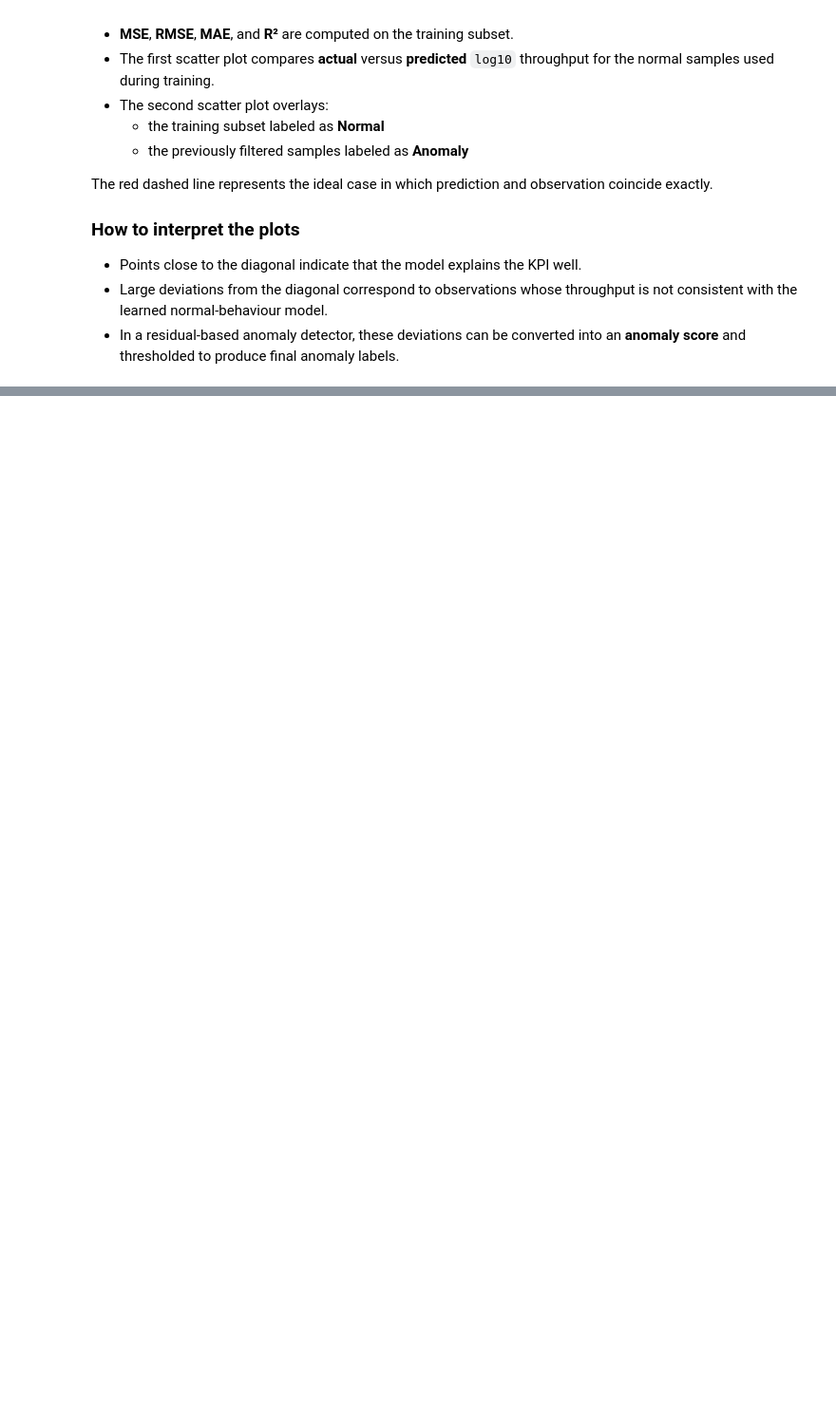
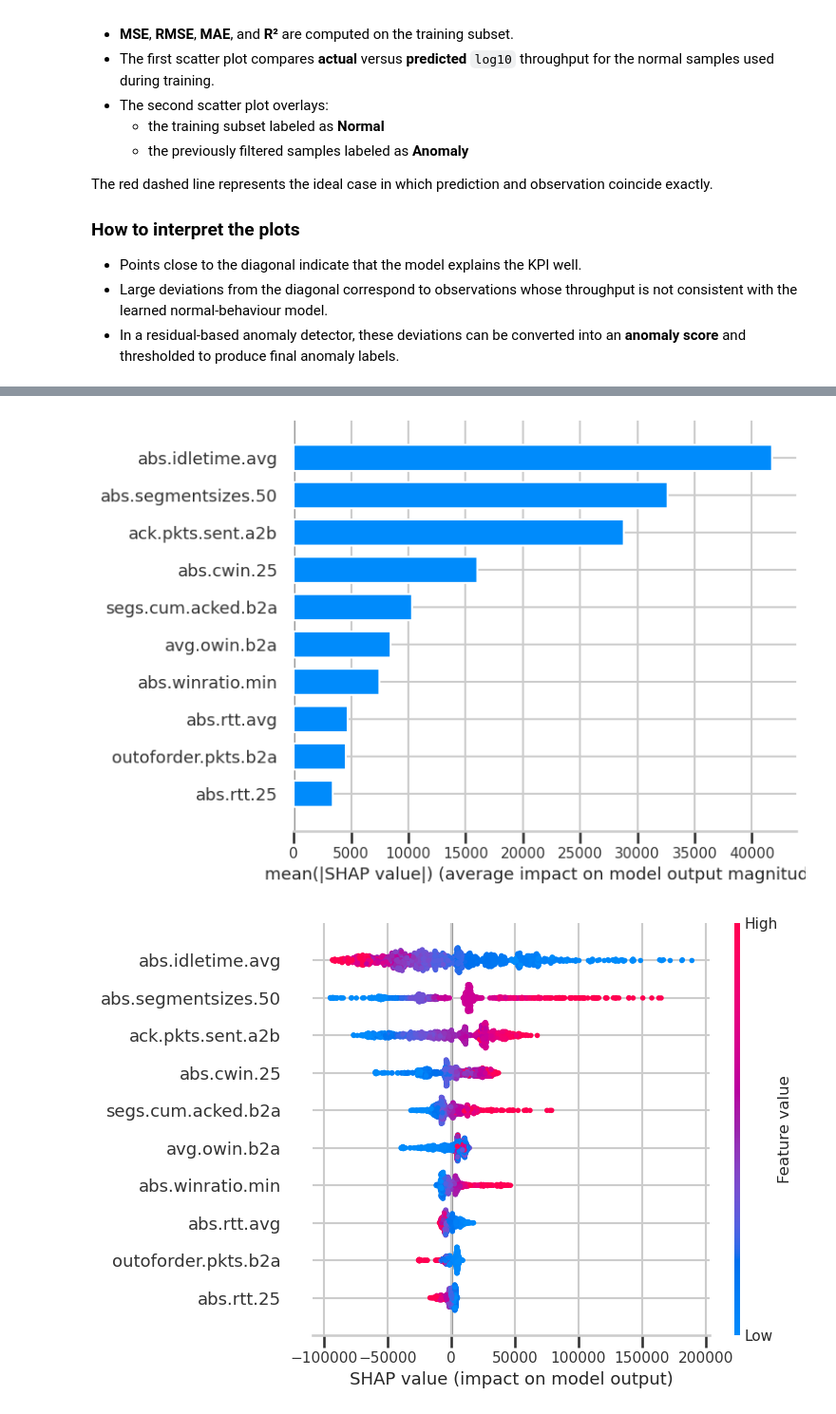
Before and after one commit to JuanMarcosRamirez/xmlad, a Jupyter notebook: 03_explainability.ipynb, the cells around one changed output, grey strips where cells are left out. Shown at 95% size. Saved outputs shown, nothing was run; the diff lists cells and outputs as text; code cells hidden in the pictures; blank space fills up the shorter version.

```diff
--- a/03_explainability.ipynb
+++ b/03_explainability.ipynb
@@ -348,0 +332,11 @@ print(importance_df.head(10).to_string(index=False))
+# %%
+import shap
+
+explainer = shap.Explainer(best_model, X_train)
+shap_values = explainer(X_train)
+
+shap.summary_plot(shap_values, features=X_train, feature_names=feature_names, plot_type="bar", max_display=10)
+shap.summary_plot(shap_values, features=X_train, feature_names=feature_names, plot_type="dot", max_display=10)
+# %% [output]
+[figure, added]
+[figure, added]
```
Also changed, not shown: parts of 5 cells of this notebook, 1 other file.
